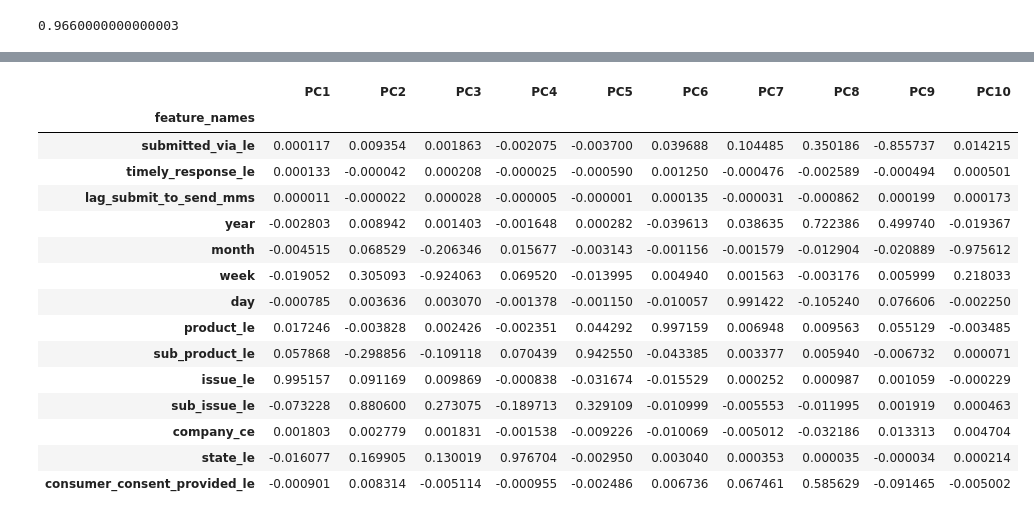
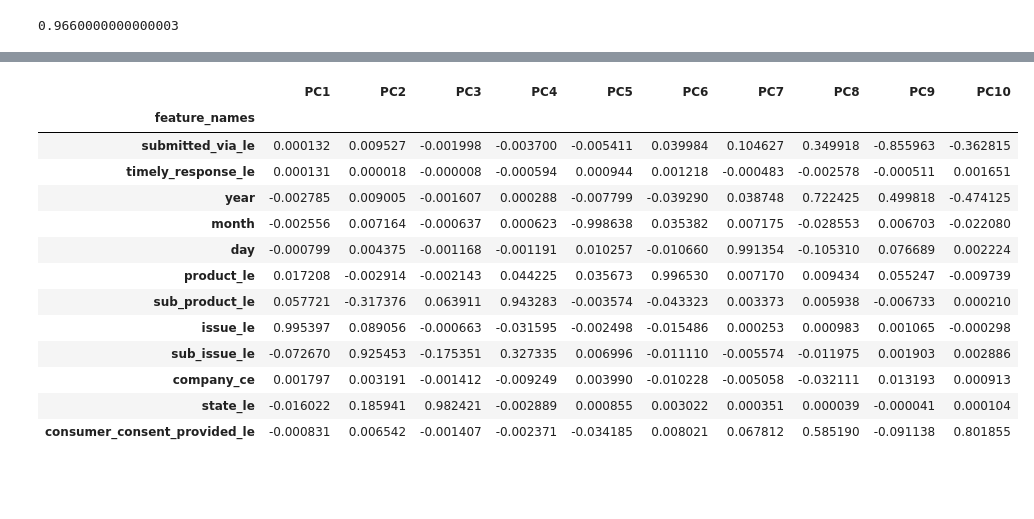
Before and after one commit to skwolvie/data245ML, a Jupyter notebook: DataTransformation.ipynb, the cells around one changed output, grey strips where cells are left out. Saved outputs shown, nothing was run; the diff lists cells and outputs as text; code cells hidden in the pictures; blank space fills up the shorter version.

Commit message:
transformation updated

```diff
--- a/DataTransformation.ipynb
+++ b/DataTransformation.ipynb
@@ -640,7 +638,7 @@ consumer_consent_provided_le       344453
 company_response_to_consumer_le         0
 dtype: int64
 # %%
-dff= dfm.fillna(9999)
+dff= dfm.fillna(-1)
 dff.isna().sum()
 # %% [output]
 submitted_via_le                   0
@@ -663,0 +745,22 @@ dtype: int64
+# %%
+dfnf= dfm.fillna(1000)
+
+
+X = dfnf[['submitted_via_le', 'timely_response_le', 'lag_submit_to_send_mms',
+       'year', 'month', 'week', 'day',
+       'product_le', 'sub_product_le', 'issue_le', 'sub_issue_le', 'company_ce', 'state_le',
+       'consumer_consent_provided_le']]
+y = dfnf['company_response_to_consumer_le']
+
+# Apply chi-squared feature selection
+fs_chi = SelectKBest(score_func=chi2, k='all')
+X_selected = fs_chi.fit_transform(X, y)
+
+# Print scores and selected features
+for i in range(len(fs_chi.scores_)):
+    print('Feature %d: %f' % (i, fs_chi.scores_[i]))
+
+# Plot scores
+import matplotlib.pyplot as plt
+plt.bar([i for i in range(len(fs_chi.scores_))], fs_chi.scores_)
+plt.show()
@@ -712,0 +821,9 @@ dtype: float64
+# %%
+# Fit Lasso Regression model
+lasso = Lasso(alpha=0.001)  # adjust alpha to control regularization strength
+lasso.fit(X, y)
+
+# Print coefficients and selected features
+for i in range(len(lasso.coef_)):
+    if lasso.coef_[i] != 0:
+        print('Feature %d: %f' % (i, lasso.coef_[i]))
@@ -874,8 +1001,8 @@ len(['submitted_via_le', 'timely_response_le', 'lag_submit_to_send_mms',
 # Initialize PCA object with 2 components
 pca = PCA(n_components=10)
 # %%
-reduced_data= pca.fit_transform(dff[['submitted_via_le', 'timely_response_le', 'lag_submit_to_send_mms',
-       'year', 'month', 'week', 'day',
+reduced_data= pca.fit_transform(dff[['submitted_via_le', 'timely_response_le',
+       'year', 'month', 'day',
        'product_le', 'sub_product_le', 'issue_le', 'sub_issue_le', 'company_ce', 'state_le',
        'consumer_consent_provided_le']])
 reduced_data
@@ -945,35 +1072,33 @@ n_features
 # %%
 # Feature names before PCA
-feature_names = ['submitted_via_le', 'timely_response_le', 'lag_submit_to_send_mms',
-       'year', 'month', 'week', 'day',
+feature_names = ['submitted_via_le', 'timely_response_le',
+       'year', 'month', 'day',
        'product_le', 'sub_product_le', 'issue_le', 'sub_issue_le', 'company_ce', 'state_le',
        'consumer_consent_provided_le']
 
 # PC names
 pc_list = [f'PC{i}' for i in list(range(1, n_features + 1))]
 
 # Match PC names to loadings
 pc_loadings = dict(zip(pc_list, loadings))
 
 # Matrix of corr coefs between feature names and PCs
 loadings_df = pd.DataFrame.from_dict(pc_loadings)
 loadings_df['feature_names'] = feature_names
 loadings_df = loadings_df.set_index('feature_names')
 loadings_df
 # %% [output]
 |  | PC1 | PC2 | PC3 | PC4 | PC5 | PC6 | PC7 | PC8 | PC9 | PC10 |
 | feature_names |  |  |  |  |  |  |  |  |  |  |
-| submitted_via_le | 0.000117 | 0.009354 | 0.001863 | -0.002075 | -0.003700 | 0.039688 | 0.104485 | 0.350186 | -0.855737 | 0.014215 |
-| timely_response_le | 0.000133 | -0.000042 | 0.000208 | -0.000025 | -0.000590 | 0.001250 | -0.000476 | -0.002589 | -0.000494 | 0.000501 |
-| lag_submit_to_send_mms | 0.000011 | -0.000022 | 0.000028 | -0.000005 | -0.000001 | 0.000135 | -0.000031 | -0.000862 | 0.000199 | 0.000173 |
-| year | -0.002803 | 0.008942 | 0.001403 | -0.001648 | 0.000282 | -0.039613 | 0.038635 | 0.722386 | 0.499740 | -0.019367 |
-| month | -0.004515 | 0.068529 | -0.206346 | 0.015677 | -0.003143 | -0.001156 | -0.001579 | -0.012904 | -0.020889 | -0.975612 |
-| week | -0.019052 | 0.305093 | -0.924063 | 0.069520 | -0.013995 | 0.004940 | 0.001563 | -0.003176 | 0.005999 | 0.218033 |
-| day | -0.000785 | 0.003636 | 0.003070 | -0.001378 | -0.001150 | -0.010057 | 0.991422 | -0.105240 | 0.076606 | -0.002250 |
-| product_le | 0.017246 | -0.003828 | 0.002426 | -0.002351 | 0.044292 | 0.997159 | 0.006948 | 0.009563 | 0.055129 | -0.003485 |
-| sub_product_le | 0.057868 | -0.298856 | -0.109118 | 0.070439 | 0.942550 | -0.043385 | 0.003377 | 0.005940 | -0.006732 | 0.000071 |
-| issue_le | 0.995157 | 0.091169 | 0.009869 | -0.000838 | -0.031674 | -0.015529 | 0.000252 | 0.000987 | 0.001059 | -0.000229 |
-| sub_issue_le | -0.073228 | 0.880600 | 0.273075 | -0.189713 | 0.329109 | -0.010999 | -0.005553 | -0.011995 | 0.001919 | 0.000463 |
-| company_ce | 0.001803 | 0.002779 | 0.001831 | -0.001538 | -0.009226 | -0.010069 | -0.005012 | -0.032186 | 0.013313 | 0.004704 |
-| state_le | -0.016077 | 0.169905 | 0.130019 | 0.976704 | -0.002950 | 0.003040 | 0.000353 | 0.000035 | -0.000034 | 0.000214 |
-| consumer_consent_provided_le | -0.000901 | 0.008314 | -0.005114 | -0.000955 | -0.002486 | 0.006736 | 0.067461 | 0.585629 | -0.091465 | -0.005002 |
+| submitted_via_le | 0.000132 | 0.009527 | -0.001998 | -0.003700 | -0.005411 | 0.039984 | 0.104627 | 0.349918 | -0.855963 | -0.362815 |
+| timely_response_le | 0.000131 | 0.000018 | -0.000008 | -0.000594 | 0.000944 | 0.001218 | -0.000483 | -0.002578 | -0.000511 | 0.001651 |
+| year | -0.002785 | 0.009005 | -0.001607 | 0.000288 | -0.007799 | -0.039290 | 0.038748 | 0.722425 | 0.499818 | -0.474125 |
+| month | -0.002556 | 0.007164 | -0.000637 | 0.000623 | -0.998638 | 0.035382 | 0.007175 | -0.028553 | 0.006703 | -0.022080 |
+| day | -0.000799 | 0.004375 | -0.001168 | -0.001191 | 0.010257 | -0.010660 | 0.991354 | -0.105310 | 0.076689 | 0.002224 |
+| product_le | 0.017208 | -0.002914 | -0.002143 | 0.044225 | 0.035673 | 0.996530 | 0.007170 | 0.009434 | 0.055247 | -0.009739 |
+| sub_product_le | 0.057721 | -0.317376 | 0.063911 | 0.943283 | -0.003574 | -0.043323 | 0.003373 | 0.005938 | -0.006733 | 0.000210 |
+| issue_le | 0.995397 | 0.089056 | -0.000663 | -0.031595 | -0.002498 | -0.015486 | 0.000253 | 0.000983 | 0.001065 | -0.000298 |
+| sub_issue_le | -0.072670 | 0.925453 | -0.175351 | 0.327335 | 0.006996 | -0.011110 | -0.005574 | -0.011975 | 0.001903 | 0.002886 |
+| company_ce | 0.001797 | 0.003191 | -0.001412 | -0.009249 | 0.003990 | -0.010228 | -0.005058 | -0.032111 | 0.013193 | 0.000913 |
+| state_le | -0.016022 | 0.185941 | 0.982421 | -0.002889 | 0.000855 | 0.003022 | 0.000351 | 0.000039 | -0.000041 | 0.000104 |
+| consumer_consent_provided_le | -0.000831 | 0.006542 | -0.001407 | -0.002371 | -0.034185 | 0.008021 | 0.067812 | 0.585190 | -0.091138 | 0.801855 |
```
Also changed, not shown: parts of 42 cells of this notebook, 1 other file.
